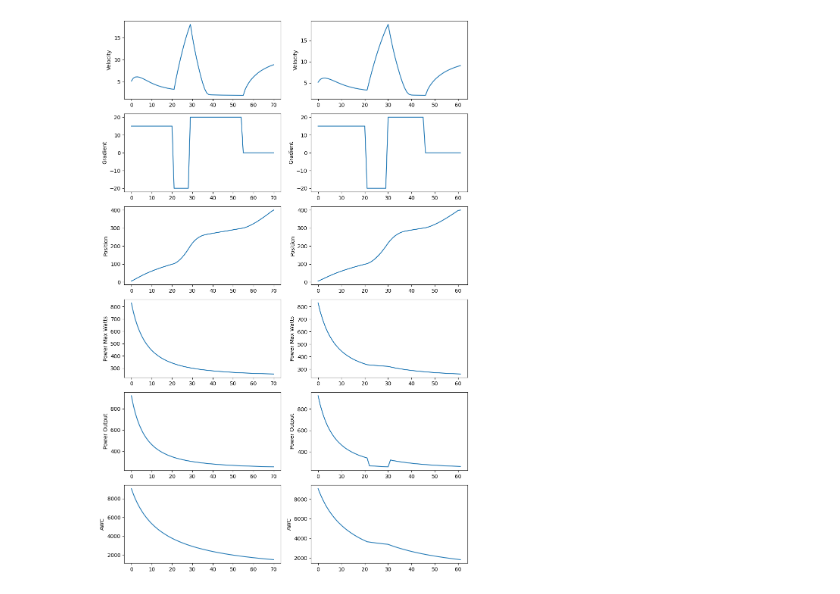
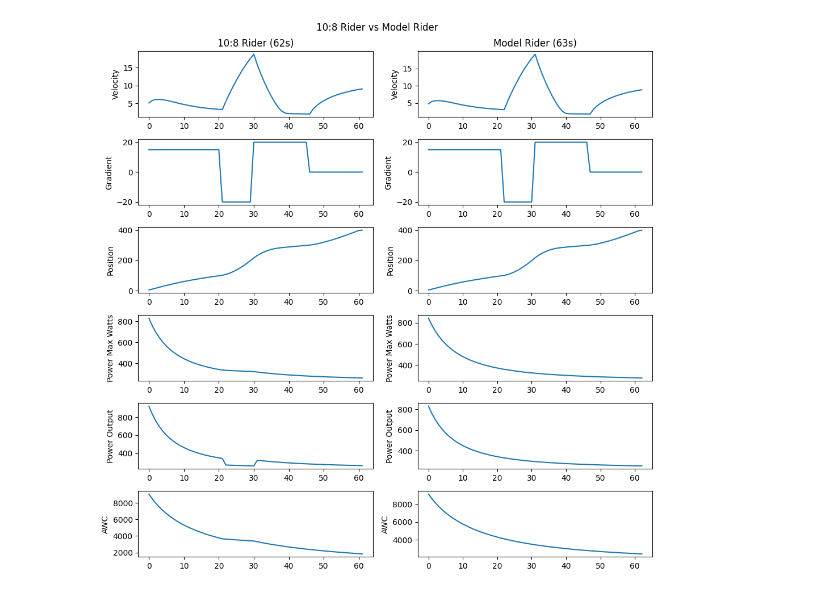
Before and after one commit to Bryce-Davidson/bike-simulation-RL-agent, a Jupyter notebook: plots/riders.ipynb, the cells around one changed output. Saved outputs shown, nothing was run; the diff lists cells and outputs as text; code cells hidden in the pictures.

```diff
--- a/plots/riders.ipynb
+++ b/plots/riders.ipynb
@@ -6,10 +6,10 @@ MODEL_SLUG = "DMC-1200m-shortTest-07-12-2023_00:06-WINNER"
 
 distance = 400
 
-base_rider = pd.read_csv(f"./data/testCourse-{distance}m-10-rider.csv")
-model_rider = pd.read_csv(f"./data/testCourse-{distance}m-10:8-rider.csv")
+base_rider = pd.read_csv(f"./data/testCourse-{distance}m-10:8-rider.csv")
+model_rider = pd.read_csv("./data/testCourse-400m-DDQN-400m-testCourse-09-12-2023_17:47.csv")
 
-base_rider_name = "10 Rider"
+base_rider_name = "10:8 Rider"
 model_rider_name = "Model Rider"
 # %%
 print(f"{base_rider_name} time: {base_rider.shape[0]} seconds")
@@ -20,36 +20,40 @@ Model Rider time: 62 seconds
 # %%
-plt.rcParams['figure.figsize'] = [10, 15]
+plt.rcParams['figure.figsize'] = [10, 10]
 
-def plots(dfs: list, title: str = None):
+def plots(dfs: list, title: str = None, subplot_titles: list = None):
 
     fig, axs = plt.subplots(6, len(dfs))
     fig.suptitle(title)
 
     if len(dfs) == 1:
         axs = axs.reshape(6, 1)
 
     for i, df in enumerate(dfs):
         axs[0, i].plot(df.index, df['velocity'])
         axs[0, i].set_ylabel('Velocity')
+        axs[0, i].set_title(subplot_titles[i])
 
         axs[1, i].plot(df.index, df['gradient'])
         axs[1, i].set_ylabel('Gradient')
 
         axs[2, i].plot(df.index, df['position'])
         axs[2, i].set_ylabel('Position')
 
         axs[3, i].plot(df.index, df['power_max_w'])
         axs[3, i].set_ylabel('Power Max Watts')
 
         axs[4, i].plot(df.index, df['power_agent_w'])
         axs[4, i].set_ylabel('Power Output')
 
         axs[5, i].plot(df.index, df['AWC'])
         axs[5, i].set_ylabel('AWC')
 
     plt.tight_layout()
     plt.show()
 
-plots([base_rider, model_rider])
+plots([base_rider, model_rider],
+      f"{base_rider_name} vs {model_rider_name}",
+      [f"{base_rider_name} ({base_rider.shape[0]}s)",
+       f"{model_rider_name} ({model_rider.shape[0]}s)"])
 # %% [output]
-[figure, old version]
+[figure, new version]
```
Also changed, not shown: parts of 1 cell of this notebook, 12 other files.
